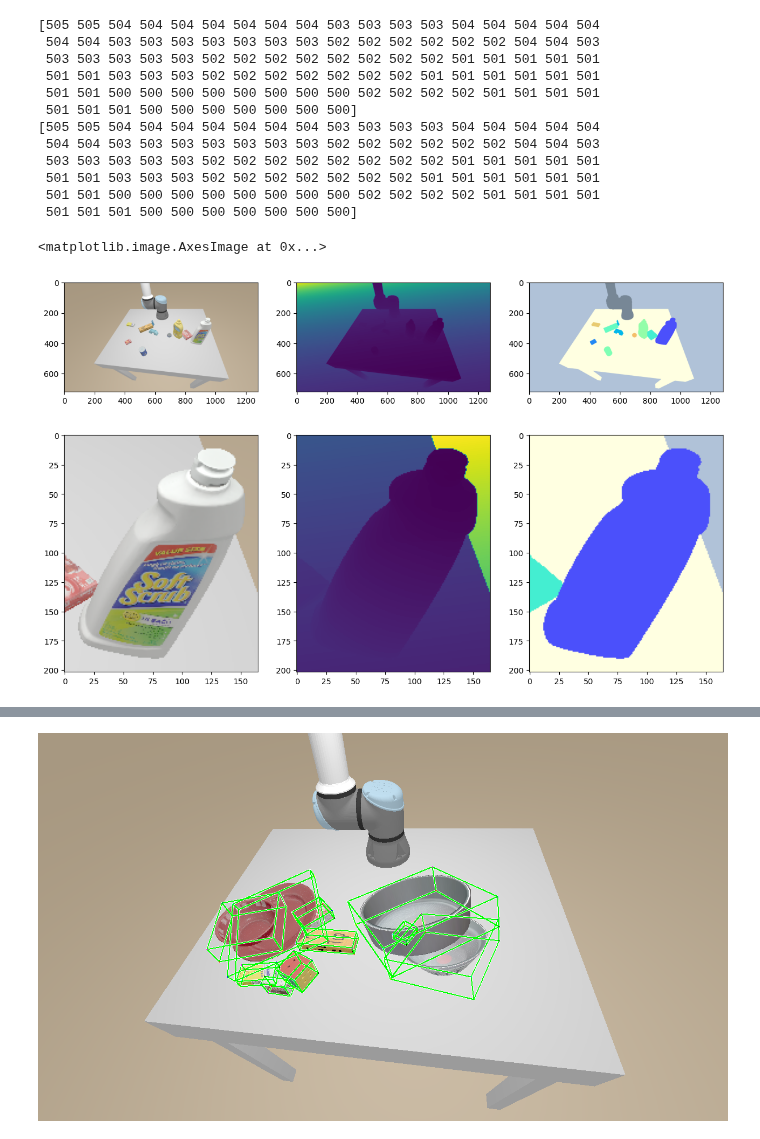
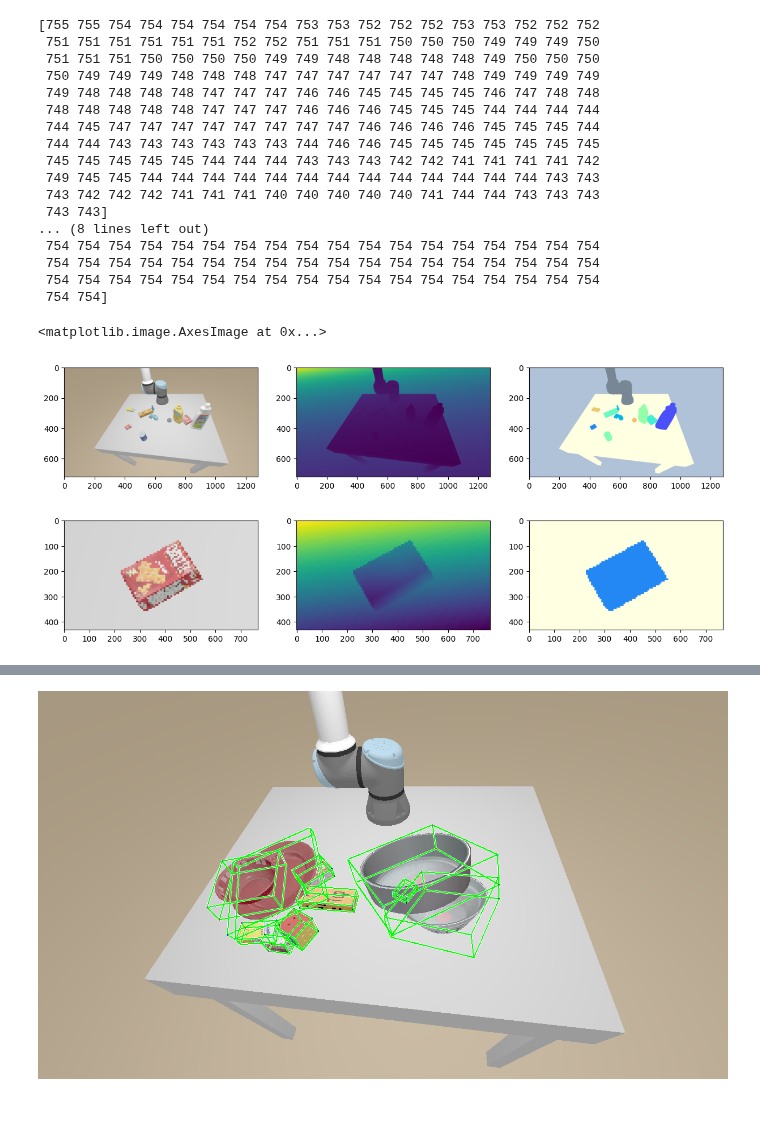
Before and after one commit to ArmanOmmid/ArchExp275, a Jupyter notebook: icp.ipynb, the cells around one changed output, grey strips where cells are left out. Cells and saved outputs as stored; diff of their text form; code cells hidden in the pictures; blank space fills up the shorter version.

```diff
--- a/icp.ipynb
+++ b/icp.ipynb
@@ -50,51 +50,56 @@ depth = scene["depth"]()
 label = scene["label"]()
 meta = scene["meta"]
 
 plt.figure(figsize=(15, 10))
 plt.subplot(1, 3, 1)
 plt.imshow(rgb)
 plt.subplot(1, 3, 2)
 plt.imshow(depth)
 plt.subplot(1, 3, 3)
 plt.imshow(COLOR_PALETTE[label])  # draw colorful segmentation
 
-mask = label == np.unique(label)[0]
-target_size = None
+mask = label == np.unique(label)[1]
+target_size = (432, 768)
 margin = 12
-aspect_ratio = False
+aspect_ratio = True
 mask_fill = False
 
 (rgb_cr, depth_cr, label_cr, mask_cr), scale, translate = crop_and_resize_multiple(
     (rgb, depth, COLOR_PALETTE[label], mask), mask, target_size=target_size, margin=margin,
     aspect_ratio=aspect_ratio, mask_fill=mask_fill)
 
 
-print(depth[mask][:100])
-print(depth_cr[mask_cr][:100])
+print(depth[mask][:200])
+print(depth_cr[mask_cr][:200])
 
 plt.figure(figsize=(15, 10))
 plt.subplot(1, 3, 1)
 plt.imshow(rgb_cr)
 plt.subplot(1, 3, 2)
 plt.imshow(depth_cr)
 plt.subplot(1, 3, 3)
 plt.imshow(label_cr)  # draw colorful segmentation
 # %% [output]
-[505 505 504 504 504 504 504 504 504 503 503 503 503 504 504 504 504 504
- 504 504 503 503 503 503 503 503 503 502 502 502 502 502 502 504 504 503
- 503 503 503 503 503 502 502 502 502 502 502 502 502 501 501 501 501 501
- 501 501 503 503 503 502 502 502 502 502 502 502 501 501 501 501 501 501
- 501 501 500 500 500 500 500 500 500 500 502 502 502 502 501 501 501 501
- 501 501 501 500 500 500 500 500 500 500]
-[505 505 504 504 504 504 504 504 504 503 503 503 503 504 504 504 504 504
- 504 504 503 503 503 503 503 503 503 502 502 502 502 502 502 504 504 503
- 503 503 503 503 503 502 502 502 502 502 502 502 502 501 501 501 501 501
- 501 501 503 503 503 502 502 502 502 502 502 502 501 501 501 501 501 501
- 501 501 500 500 500 500 500 500 500 500 502 502 502 502 501 501 501 501
- 501 501 501 500 500 500 500 500 500 500]
+[755 755 754 754 754 754 754 754 753 753 752 752 752 753 753 752 752 752
+ 751 751 751 751 751 751 752 752 751 751 751 750 750 750 749 749 749 750
+ 751 751 751 750 750 750 750 749 749 748 748 748 748 748 749 750 750 750
+ 750 749 749 749 748 748 748 747 747 747 747 747 747 748 749 749 749 749
+ 749 748 748 748 748 747 747 747 746 746 745 745 745 745 746 747 748 748
+ 748 748 748 748 748 747 747 747 746 746 746 745 745 745 744 744 744 744
+ 744 745 747 747 747 747 747 747 747 747 746 746 746 746 745 745 745 744
+ 744 744 743 743 743 743 743 743 744 746 746 745 745 745 745 745 745 745
+ 745 745 745 745 745 744 744 744 743 743 743 742 742 741 741 741 741 742
+ 749 745 745 744 744 744 744 744 744 744 744 744 744 744 744 744 743 743
+ 743 742 742 742 741 741 741 740 740 740 740 740 741 744 744 743 743 743
+ 743 743]
+... (8 lines left out)
+ 754 754 754 754 754 754 754 754 754 754 754 754 754 754 754 754 754 754
+ 754 754 754 754 754 754 754 754 754 754 754 754 754 754 754 754 754 754
+ 754 754 754 754 754 754 754 754 754 754 754 754 754 754 754 754 754 754
+ 754 754]
 <matplotlib.image.AxesImage at 0x...>
 [figure]
-[figure, old version]
+[figure, new version]
 # %%
 TEST_ICP = True
 if TEST_ICP:
```
Also changed, not shown: parts of 1 cell of this notebook, 1 other file.
